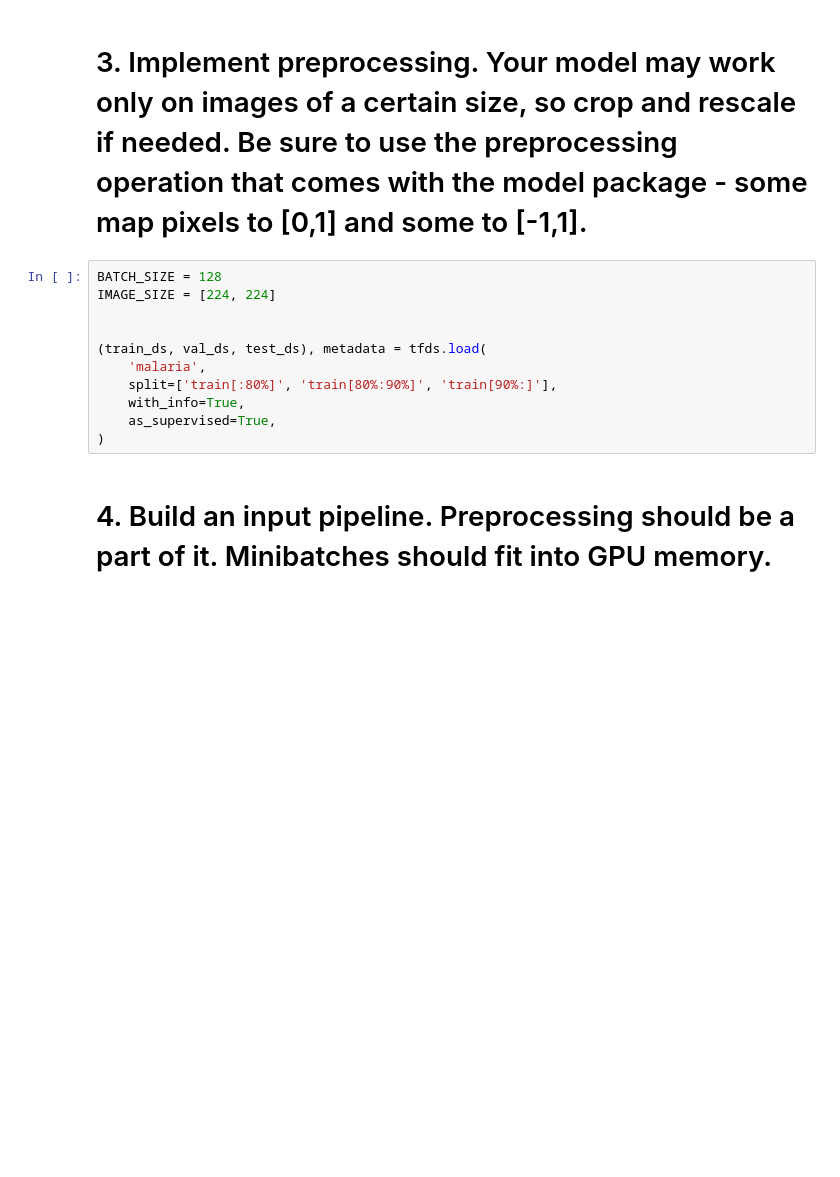
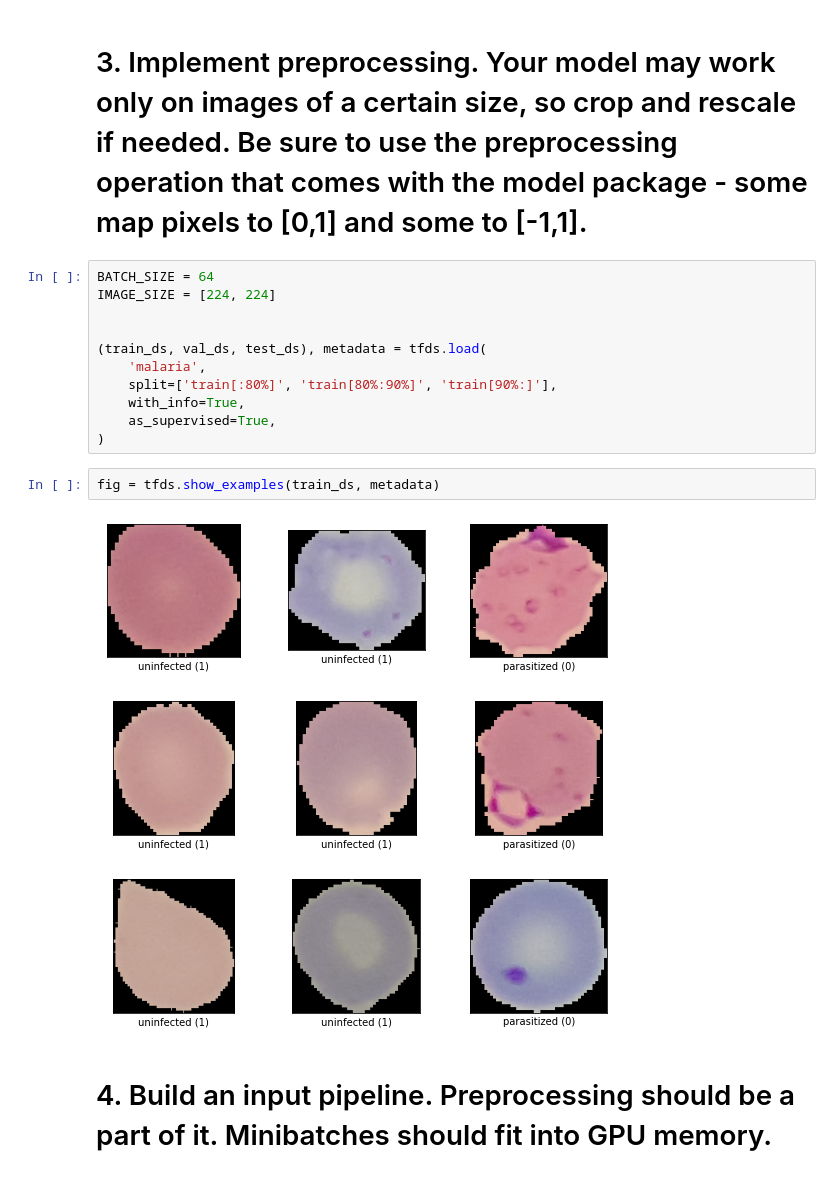
Before and after one commit to oskarikerppo/transfer-learning, a Jupyter notebook: deep_learning_project_work.ipynb, the cells around one changed output. Saved outputs shown, nothing was run; the diff lists cells and outputs as text; blank space fills up the shorter version.

```diff
--- a/deep_learning_project_work.ipynb
+++ b/deep_learning_project_work.ipynb
@@ -61,7 +61,7 @@ Downloading data from https://storage.googleapis.com/keras-applications/efficien
 # %% [markdown]
 # 3. Implement preprocessing. Your model may work only on images of a certain size, so crop and rescale if needed. Be sure to use the preprocessing operation that comes with the model package - some map pixels to [0,1] and some to [-1,1].
 # %%
-BATCH_SIZE = 128
+BATCH_SIZE = 64
 IMAGE_SIZE = [224, 224]
 
 
@@ -71,6 +71,10 @@ IMAGE_SIZE = [224, 224]
     with_info=True,
     as_supervised=True,
 )
+# %%
+fig = tfds.show_examples(train_ds, metadata)
+# %% [output]
+[figure, added]
 # %% [markdown]
 # 4. Build an input pipeline. Preprocessing should be a part of it. Minibatches should fit into GPU memory.
 # %% [markdown]
```
Also changed, not shown: parts of 18 cells of this notebook, 5 other files.
